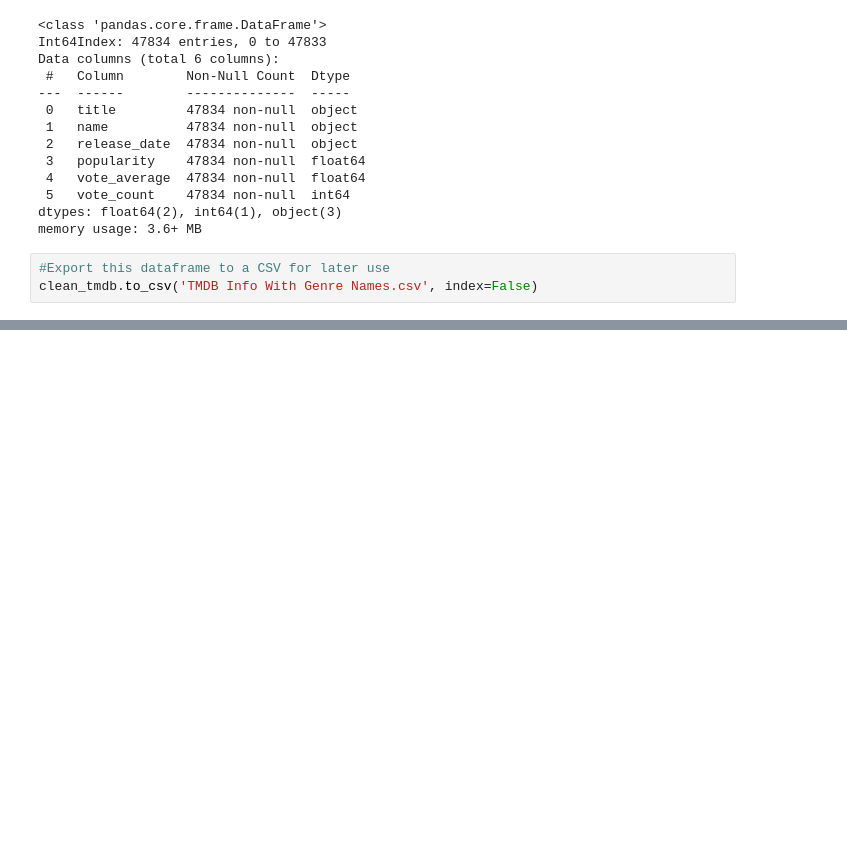
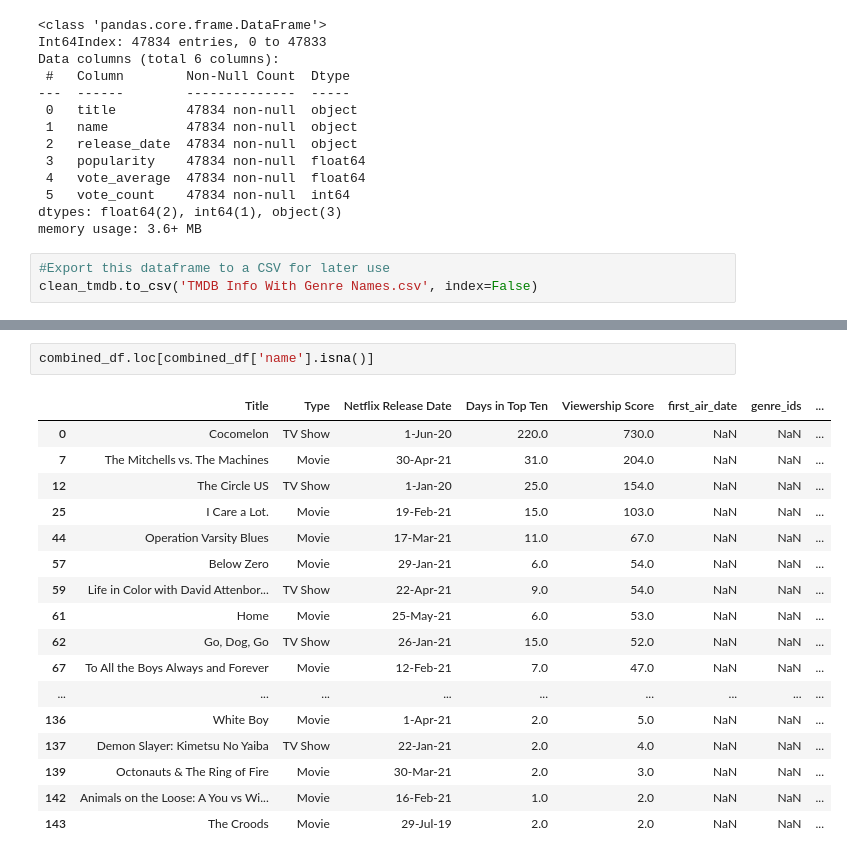
Before and after one commit to zelda4669/movie-data-analysis, a Jupyter notebook: Noelle EDA.ipynb, the cells around one changed output, grey strips where cells are left out. Drawn from its saved outputs; the diff is of its cells as text; blank space fills up the shorter version.

```diff
--- a/Noelle EDA.ipynb
+++ b/Noelle EDA.ipynb
@@ -375,0 +443,20 @@ clean_tmdb.to_csv('TMDB Info With Genre Names.csv', index=False)
+# %%
+combined_df.loc[combined_df['name'].isna()]
+# %% [output]
+|  | Title | Type | Netflix Release Date | Days in Top Ten | Viewership Score | first_air_date | genre_ids | ... |
+| 0 | Cocomelon | TV Show | 1-Jun-20 | 220.0 | 730.0 | NaN | NaN | ... |
+| 7 | The Mitchells vs. The Machines | Movie | 30-Apr-21 | 31.0 | 204.0 | NaN | NaN | ... |
+| 12 | The Circle US | TV Show | 1-Jan-20 | 25.0 | 154.0 | NaN | NaN | ... |
+| 25 | I Care a Lot. | Movie | 19-Feb-21 | 15.0 | 103.0 | NaN | NaN | ... |
+| 44 | Operation Varsity Blues | Movie | 17-Mar-21 | 11.0 | 67.0 | NaN | NaN | ... |
+| 57 | Below Zero | Movie | 29-Jan-21 | 6.0 | 54.0 | NaN | NaN | ... |
+| 59 | Life in Color with David Attenbor... | TV Show | 22-Apr-21 | 9.0 | 54.0 | NaN | NaN | ... |
+| 61 | Home | Movie | 25-May-21 | 6.0 | 53.0 | NaN | NaN | ... |
+| 62 | Go, Dog, Go | TV Show | 26-Jan-21 | 15.0 | 52.0 | NaN | NaN | ... |
+| 67 | To All the Boys Always and Forever | Movie | 12-Feb-21 | 7.0 | 47.0 | NaN | NaN | ... |
+| ... | ... | ... | ... | ... | ... | ... | ... | ... |
+| 136 | White Boy | Movie | 1-Apr-21 | 2.0 | 5.0 | NaN | NaN | ... |
+| 137 | Demon Slayer: Kimetsu No Yaiba | TV Show | 22-Jan-21 | 2.0 | 4.0 | NaN | NaN | ... |
+| 139 | Octonauts & The Ring of Fire | Movie | 30-Mar-21 | 2.0 | 3.0 | NaN | NaN | ... |
+| 142 | Animals on the Loose: A You vs Wi... | Movie | 16-Feb-21 | 1.0 | 2.0 | NaN | NaN | ... |
+| 143 | The Croods | Movie | 29-Jul-19 | 2.0 | 2.0 | NaN | NaN | ... |
```
Also changed, not shown: parts of 12 cells of this notebook, 6 other files.
